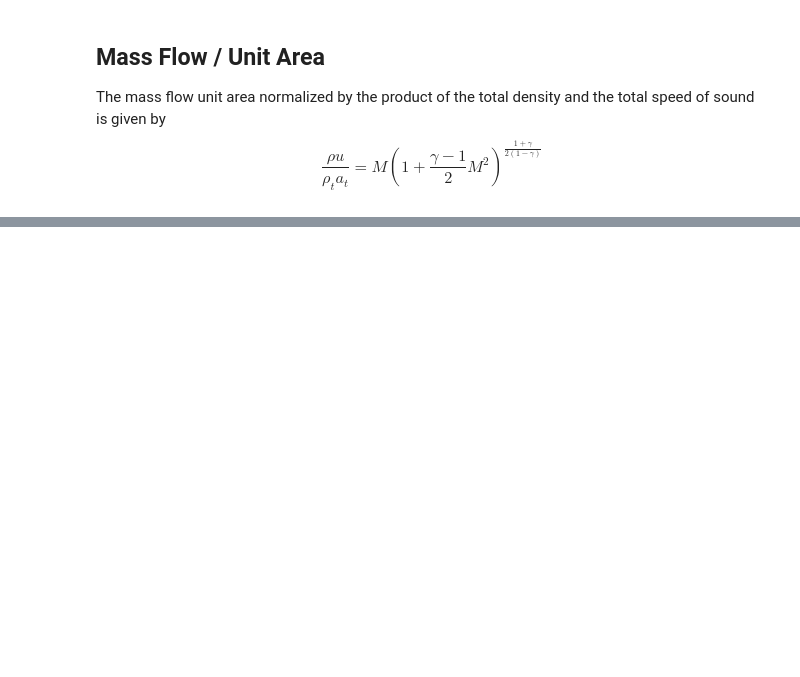
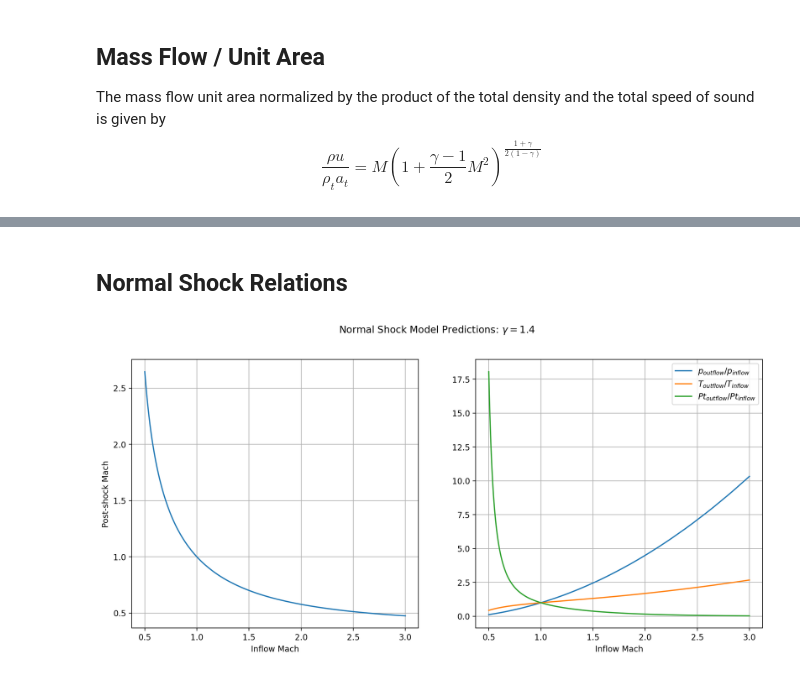
Before and after one commit to davetew/Modern-Aerospace-Propulsion, a Jupyter notebook: Thermodynamics_of_Gases.ipynb, the cells around one changed output, grey strips where cells are left out. Saved outputs shown, nothing was run; the diff lists cells and outputs as text; code cells hidden in the pictures; blank space fills up the shorter version.

```diff
--- a/Thermodynamics_of_Gases.ipynb
+++ b/Thermodynamics_of_Gases.ipynb
@@ -136,0 +139,43 @@ plt.show()
+# %% [markdown]
+## Normal Shock Relations
+# %%
+class normal_shock:
+  """Class to facilitate the modeling of normal shocks in calorically perfect gases"""
+
+  def __init__(self, Mach_inflow, gamma=1.4):
+    self.Mach_inflow = Mach_inflow
+    self.ga = gamma
+
+  @property
+  def Mach_outflow(self):
+    return  np.sqrt((self.Mach_inflow**2 + 2/(self.ga-1))/(2*self.ga/(self.ga-1)*self.Mach_inflow**2-1))
+
+  @property
+  def static_pressure_ratio(self):
+    return self.Mach_inflow / self.Mach_outflow *np.sqrt(Tt_T(self.Mach_inflow, self.ga)/Tt_T(self.Mach_outflow, self.ga))
+
+  @property
+  def static_temperature_ratio(self):
+    return Tt_T(self.Mach_inflow, self.ga)/Tt_T(self.Mach_outflow, self.ga)
+
+  @property
+  def total_pressure_ratio(self):
+    return Pt_p(self.Mach_outflow, self.ga)/Pt_p(self.Mach_inflow, self.ga)
+# %%
+# Plot the post shock Mach number and static quantity ratios versus inflow Mach number
+Mach_inflow = np.linspace(0.5, 3, 500)
+
+fig, ax = plt.subplots(1, 2, figsize=(14,6))
+ax[0].plot(Mach_inflow, normal_shock(Mach_inflow).Mach_outflow)
+ax[0].set_xlabel('Inflow Mach')
+ax[0].set_ylabel('Post-shock Mach')
+ax[0].grid()
+ax[1].plot(Mach_inflow, normal_shock(Mach_inflow).static_pressure_ratio, label='$p_{outflow} / p_{inflow}$')
+ax[1].plot(Mach_inflow, normal_shock(Mach_inflow).static_temperature_ratio, label='$T_{outflow} / T_{inflow}$')
+ax[1].plot(Mach_inflow, normal_shock(Mach_inflow).total_pressure_ratio, label='$Pt_{outflow} / Pt_{inflow}$')
+ax[1].set_xlabel('Inflow Mach')
+ax[1].grid(); ax[1].legend()
+plt.suptitle(f'Normal Shock Model Predictions: $\\gamma=${1.4}')
+plt.show()
+# %% [output]
+[figure, added]
```
Also changed, not shown: parts of 1 cell of this notebook.
